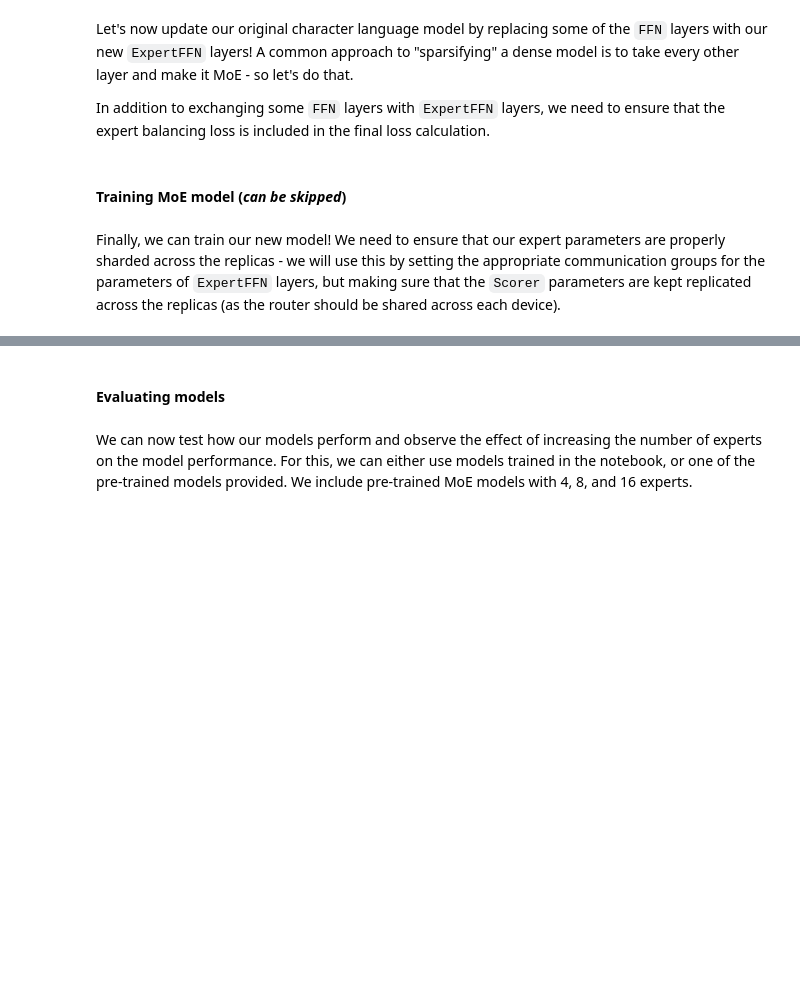
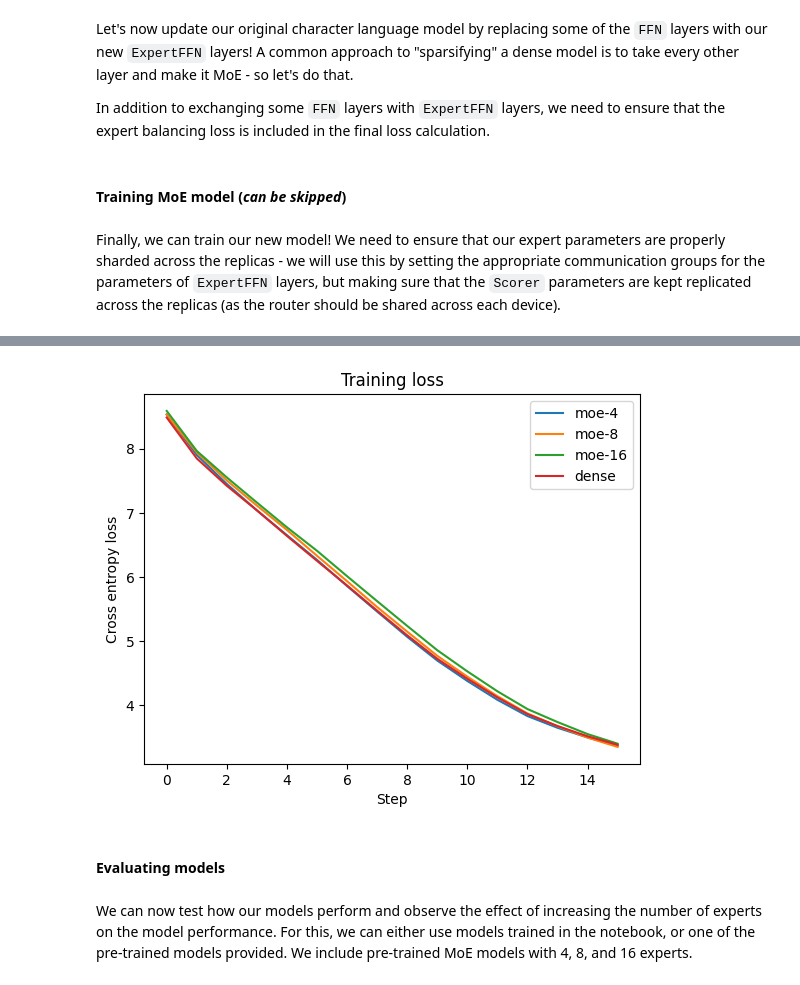
Before and after one commit to graphcore-research/notebooks, a Jupyter notebook: moe_charlm/MoeCharLM.ipynb, the cells around one changed output, grey strips where cells are left out. Cells and saved outputs as stored; diff of their text form; code cells hidden in the pictures; blank space fills up the shorter version.

Commit message:
Refactor moe training and compare plots

```diff
--- a/moe_charlm/MoeCharLM.ipynb
+++ b/moe_charlm/MoeCharLM.ipynb
@@ -335,7 +335,7 @@ def train(model: CharModel, data: Dataset, settings: Settings):
     training_loss = {}
     for step, batch in zip(
         range(settings.training.num_steps),
-        train_ds.batch(
+        data.batch(
             settings.batch.batch_size,
             settings.batch.sequence_length,
             settings.batch.overlap_length,
@@ -1065,11 +1188,3 @@ class MoeCharModel(CharModel):
 #### Training MoE model (*can be skipped*)
 # %% [markdown]
 Finally, we can train our new model! We need to ensure that our expert parameters are properly sharded across the replicas - we will use this by setting the appropriate communication groups for the parameters of `ExpertFFN` layers, but making sure that the `Scorer` parameters are kept replicated across the replicas (as the router should be shared across each device).
-# %%
-train = False
-
-if train:
-    # Load the training dataset
-    vocab_path = dataset_dir / "wikitext103_raw/vocab.json"
-    train_path = dataset_dir / "wikitext103_raw/train.txt"
-    train_ds = Dataset.from_path(vocab_path, train_path)
@@ -1189,0 +1191,20 @@ if train:
+# %%
+def mean_across_replicas(out: dict, num_replicas: int) -> dict:
+    """Average output values across replicas"""
+    if num_replicas == 1:
+        return out
+
+    return {
+        key: (
+            torch.mean(
+                val.reshape(
+                    (num_replicas, val.shape[0] // num_replicas, *val.shape[1:])
+                ).squeeze(dim=-1),
+                dim=0,
+                dtype=torch.float32,
+            )
+            if type(val) is not dict
+            else mean_across_replicas(val, num_replicas)
+        )
+        for key, val in out.items()
+    }
@@ -1190,3 +1333,19 @@ if train:
+# %%
+# Plot training loss
+import matplotlib.pyplot as plt
+
+plt.figure()
+plt.xlabel("Step")
+plt.ylabel("Cross entropy loss")
+plt.title("Training loss")
+runs["dense"] = {"model": dense_model, "loss": dense_loss}
+for name, run in runs.items():
+    loss = run["loss"]
+    plt.plot(loss.values(), label=name)
+plt.legend()
+plt.show()
+# %% [output]
+[figure, added]
 # %% [markdown]
 #### Evaluating models
 # %% [markdown]
```
Also changed, not shown: parts of 20 cells of this notebook.
